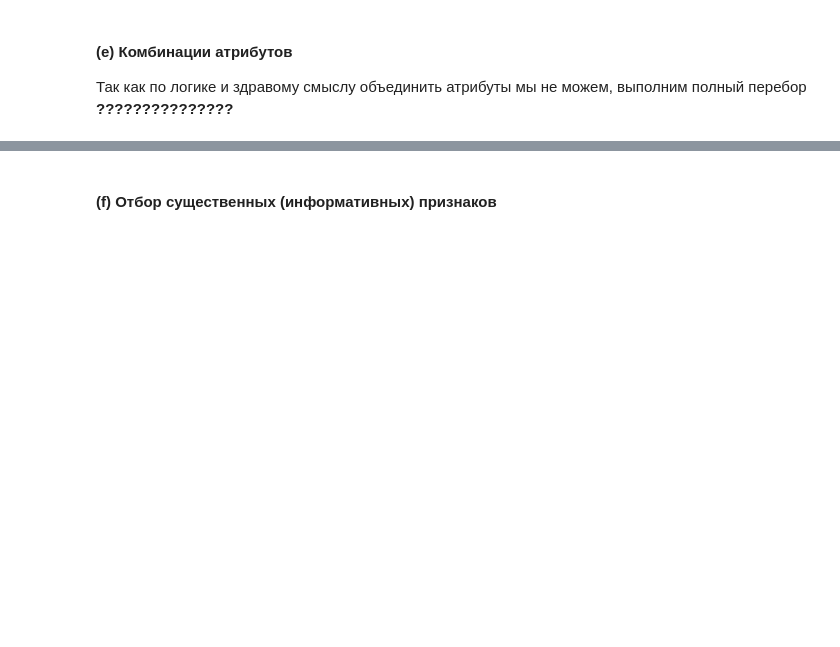
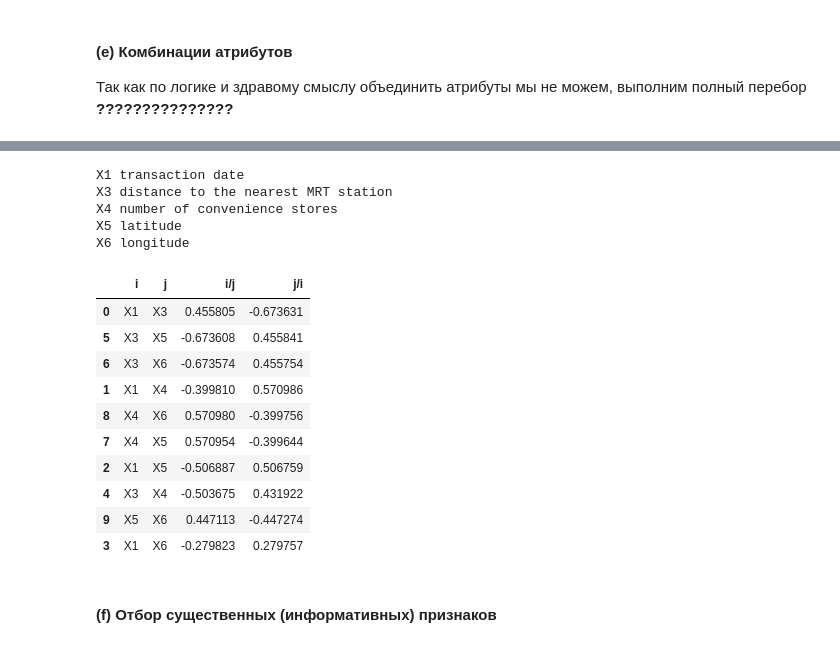
Before and after one commit to Demetrey/DMaP, a Jupyter notebook: LR1/lr1.ipynb, the cells around one changed output, grey strips where cells are left out. Saved outputs shown, nothing was run; the diff lists cells and outputs as text; code cells hidden in the pictures; blank space fills up the shorter version.

```diff
--- a/LR1/lr1.ipynb
+++ b/LR1/lr1.ipynb
@@ -235,12 +186,13 @@ array([[<AxesSubplot:xlabel='X1 transaction date', ylabel='X1 transaction date'>
 # %%
 lst_housing_X2_Y = [housing.iloc[:, [1, 6]] for _ in range(4)]
 lst_housing_X2_Y[0].dropna(inplace=True)  # Удаление строк
+name_x2 = housing.columns[1]
 # заполнение медианой
-median = lst_housing_X2_Y[1][housing.columns[1]].median()
-lst_housing_X2_Y[1][housing.columns[1]].fillna(median, inplace=True)
+median = lst_housing_X2_Y[1][name_x2].median()
+lst_housing_X2_Y[1][name_x2].fillna(median, inplace=True)
 # заполнение средним
-avg = lst_housing_X2_Y[2][housing.columns[1]].mean()
-lst_housing_X2_Y[2][housing.columns[1]].fillna(avg, inplace=True)
+avg = lst_housing_X2_Y[2][name_x2].mean()
+lst_housing_X2_Y[2][name_x2].fillna(avg, inplace=True)
 # заполнение нулем
-lst_housing_X2_Y[3][housing.columns[1]].fillna(0, inplace=True)
+lst_housing_X2_Y[3][name_x2].fillna(0, inplace=True)
 # %% [markdown]
@@ -248,4 +200,6 @@ lst_housing_X2_Y[3][housing.columns[1]].fillna(0, inplace=True)
 # %%
-for tab in lst_housing_X2_Y:
-    print(tab.corr())
+names = ['del_rows', 'median', 'mean', 'zeros']
+for name, tab in zip(names, lst_housing_X2_Y):
+    x2_y_corr = tab.corr()
+    print(f'corr(X2_{name}, Y) = {x2_y_corr.iloc[0, 1]:.3f}')
 # %% [output]
@@ -352,3 +270,36 @@ Name: y, dtype: float64
+# %%
+corr_y = pd.DataFrame(columns=['i', 'j', 'i/j', 'j/i'])
+y = housing[housing.columns[-1]]
+for name in housing.columns[:5]:
+    print(name)
+for i in range(4):
+    for j in range(i + 1, 5):
+        name_xi = housing.columns[i]
+        name_xj = housing.columns[j]
+        r1 = housing[name_xi] / housing[name_xj]
+        r2 = housing[name_xj] / housing[name_xi]
+        df = pd.DataFrame(data={'r1': r1, 'r2': r2, 'y': y})
+        corr = df.corr()
+        corr_y.loc[len(corr_y.index)] = [name_xi[:2], name_xj[:2], corr['y']['r1'], corr['y']['r2']]
+# Сортировка по максимальному по модулю для xi и xj
+corr_y.sort_values(by='i', ascending=False, key=lambda x: abs(corr_y.iloc[:, 2:]).max(axis=1))
+# %% [output]
+X1 transaction date
+X3 distance to the nearest MRT station
+X4 number of convenience stores
+X5 latitude
+X6 longitude
+|  | i | j | i/j | j/i |
+| 0 | X1 | X3 | 0.455805 | -0.673631 |
+| 5 | X3 | X5 | -0.673608 | 0.455841 |
+| 6 | X3 | X6 | -0.673574 | 0.455754 |
+| 1 | X1 | X4 | -0.399810 | 0.570986 |
+| 8 | X4 | X6 | 0.570980 | -0.399756 |
+| 7 | X4 | X5 | 0.570954 | -0.399644 |
+| 2 | X1 | X5 | -0.506887 | 0.506759 |
+| 4 | X3 | X4 | -0.503675 | 0.431922 |
+| 9 | X5 | X6 | 0.447113 | -0.447274 |
+| 3 | X1 | X6 | -0.279823 | 0.279757 |
 # %% [markdown]
 #### (f) Отбор существенных (информативных) признаков
 # %%
```
Also changed, not shown: parts of 24 cells of this notebook.
